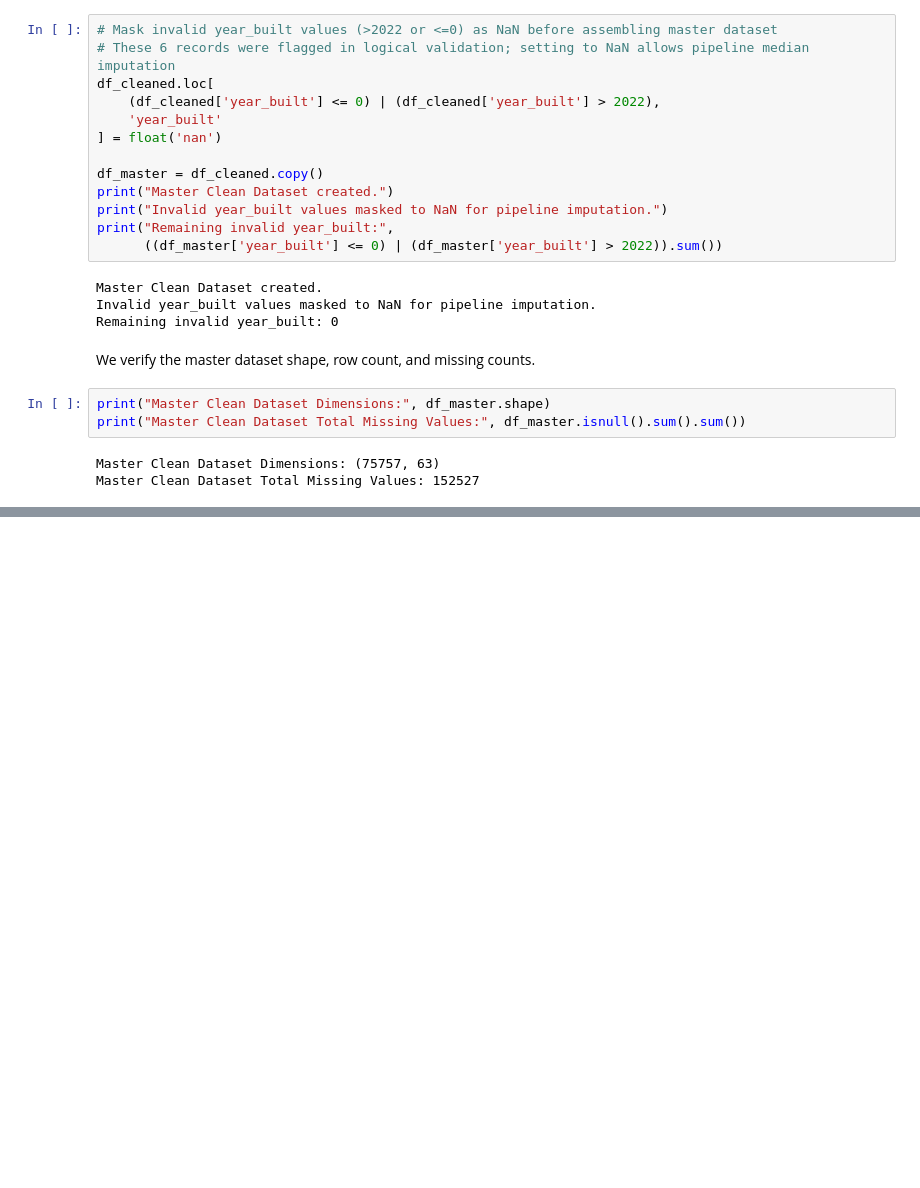
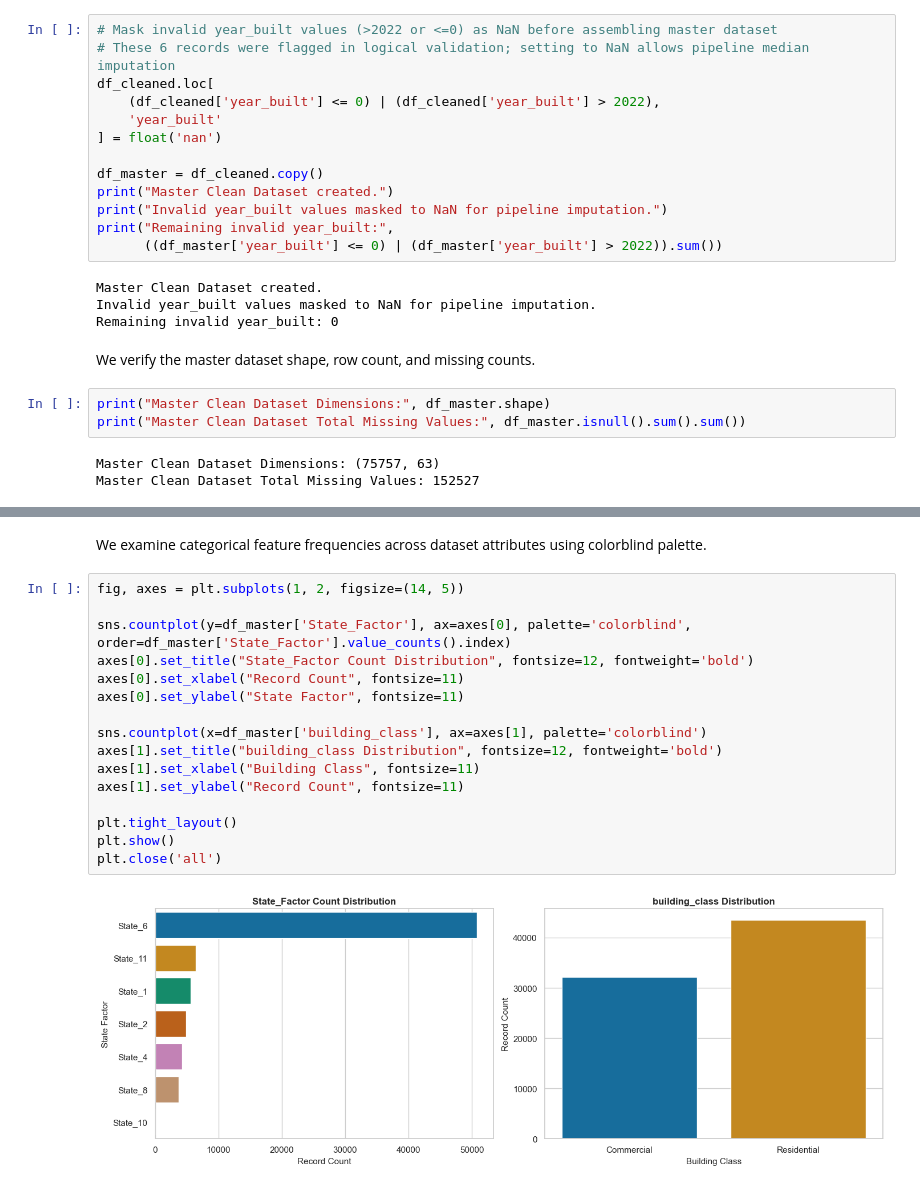
Before and after one commit to HarshaGaduputi/Machine-Learning-Case-Study, a Jupyter notebook: CaseStudy.ipynb, the cells around one changed output, grey strips where cells are left out. Cells and saved outputs as stored; diff of their text form; blank space fills up the shorter version.

```diff
--- a/CaseStudy.ipynb
+++ b/CaseStudy.ipynb
@@ -382,0 +496,20 @@ Master Clean Dataset Total Missing Values: 152527
+# %% [markdown]
+We examine categorical feature frequencies across dataset attributes using colorblind palette.
+# %%
+fig, axes = plt.subplots(1, 2, figsize=(14, 5))
+
+sns.countplot(y=df_master['State_Factor'], ax=axes[0], palette='colorblind', order=df_master['State_Factor'].value_counts().index)
+axes[0].set_title("State_Factor Count Distribution", fontsize=12, fontweight='bold')
+axes[0].set_xlabel("Record Count", fontsize=11)
+axes[0].set_ylabel("State Factor", fontsize=11)
+
+sns.countplot(x=df_master['building_class'], ax=axes[1], palette='colorblind')
+axes[1].set_title("building_class Distribution", fontsize=12, fontweight='bold')
+axes[1].set_xlabel("Building Class", fontsize=11)
+axes[1].set_ylabel("Record Count", fontsize=11)
+
+plt.tight_layout()
+plt.show()
+plt.close('all')
+# %% [output]
+[figure, added]
```
Also changed, not shown: parts of 97 cells of this notebook.
